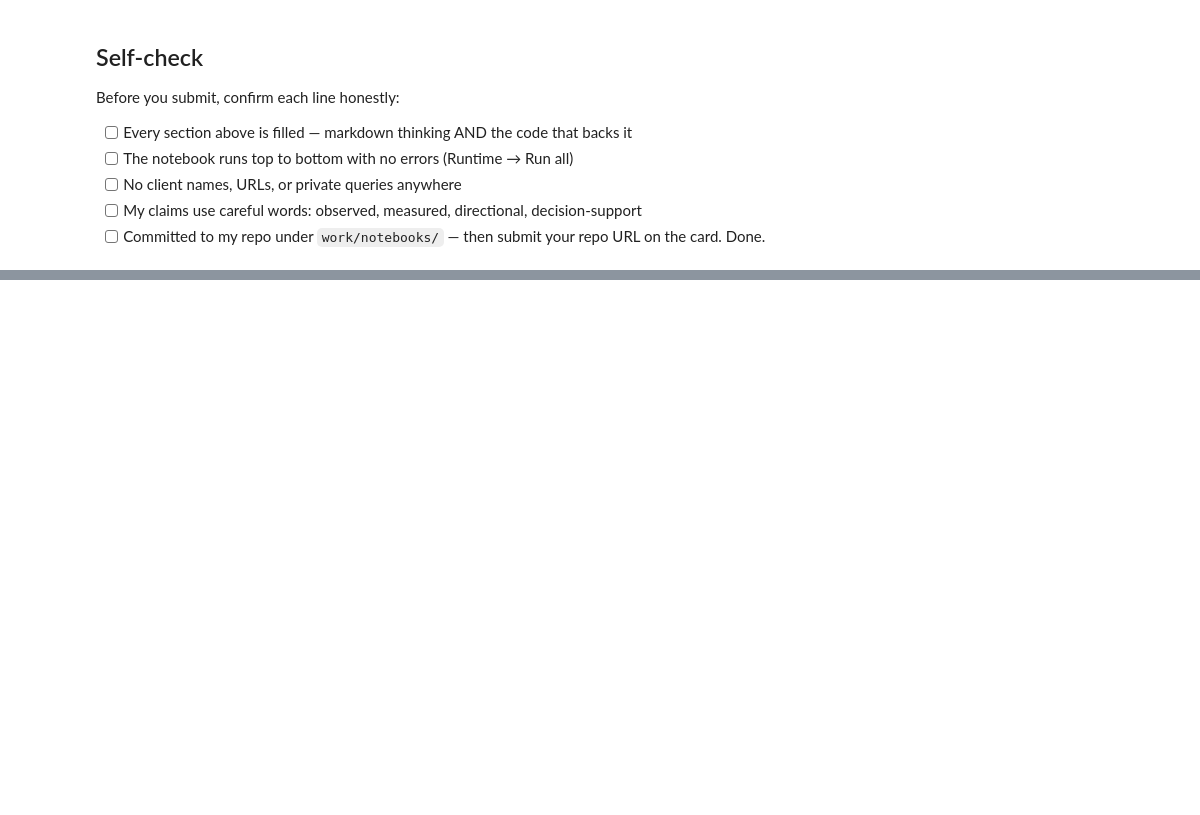
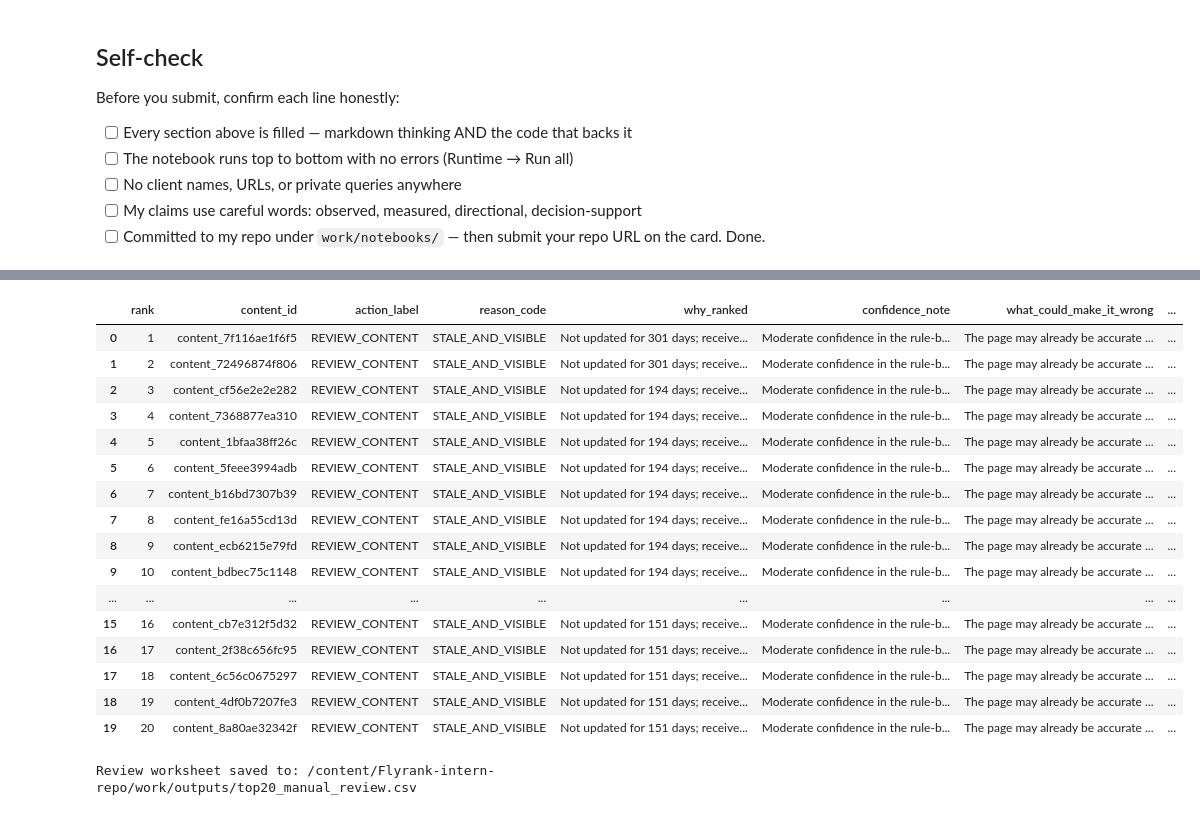
Before and after one commit to saibalaji2004/Flyrank-intern-repo, a Jupyter notebook: work/notebooks/w04_baseline_score.ipynb, the cells around one changed output, grey strips where cells are left out. Cells and saved outputs as stored; diff of their text form; code cells hidden in the pictures; blank space fills up the shorter version.

```diff
--- a/work/notebooks/w04_baseline_score.ipynb
+++ b/work/notebooks/w04_baseline_score.ipynb
@@ -46,0 +520,69 @@ Before you submit, confirm each line honestly:
+# %%
+
+# ML-07: Top-20 manual review worksheet
+
+review = ranked.head(20).copy()
+
+def explain_rank(row):
+    if row["reason_code"] == "STALE_AND_VISIBLE":
+        return (
+            f"Not updated for {int(row['days_since_last_update'])} days; "
+            f"received {int(row['impressions_90d'])} impressions in 90 days."
+        )
+    if row["reason_code"] == "STALE_ONLY":
+        return "Stale page, but it does not meet the visibility threshold."
+    if row["reason_code"] == "VISIBLE_ONLY":
+        return "Visible in search, but it does not meet the staleness threshold."
+    return "Neither staleness nor visibility threshold was met."
+
+review["why_ranked"] = review.apply(explain_rank, axis=1)
+
+review["confidence_note"] = (
+    "Moderate confidence in the rule-based priority; "
+    "the two signal checks were mixed."
+)
+
+review["what_could_make_it_wrong"] = (
+    "The page may already be accurate and useful; "
+    "impressions and staleness alone do not prove a content problem."
+)
+
+review["manual_review_decision"] = "Inspect page before making changes"
+
+review_columns = [
+    "rank",
+    "content_id",
+    "action_label",
+    "reason_code",
+    "why_ranked",
+    "confidence_note",
+    "what_could_make_it_wrong",
+    "manual_review_decision",
+]
+
+display(review[review_columns])
+
+# Save the review worksheet locally for use during manual review.
+REVIEW_PATH = REPO / "work/outputs/top20_manual_review.csv"
+review[review_columns].to_csv(REVIEW_PATH, index=False)
+
+print("Review worksheet saved to:", REVIEW_PATH)
+# %% [output]
+|  | rank | content_id | action_label | reason_code | why_ranked | confidence_note | what_could_make_it_wrong | ... |
+| 0 | 1 | content_7f116ae1f6f5 | REVIEW_CONTENT | STALE_AND_VISIBLE | Not updated for 301 days; receive... | Moderate confidence in the rule-b... | The page may already be accurate ... | ... |
+| 1 | 2 | content_72496874f806 | REVIEW_CONTENT | STALE_AND_VISIBLE | Not updated for 301 days; receive... | Moderate confidence in the rule-b... | The page may already be accurate ... | ... |
+| 2 | 3 | content_cf56e2e2e282 | REVIEW_CONTENT | STALE_AND_VISIBLE | Not updated for 194 days; receive... | Moderate confidence in the rule-b... | The page may already be accurate ... | ... |
+| 3 | 4 | content_7368877ea310 | REVIEW_CONTENT | STALE_AND_VISIBLE | Not updated for 194 days; receive... | Moderate confidence in the rule-b... | The page may already be accurate ... | ... |
+| 4 | 5 | content_1bfaa38ff26c | REVIEW_CONTENT | STALE_AND_VISIBLE | Not updated for 194 days; receive... | Moderate confidence in the rule-b... | The page may already be accurate ... | ... |
+| 5 | 6 | content_5feee3994adb | REVIEW_CONTENT | STALE_AND_VISIBLE | Not updated for 194 days; receive... | Moderate confidence in the rule-b... | The page may already be accurate ... | ... |
+| 6 | 7 | content_b16bd7307b39 | REVIEW_CONTENT | STALE_AND_VISIBLE | Not updated for 194 days; receive... | Moderate confidence in the rule-b... | The page may already be accurate ... | ... |
+| 7 | 8 | content_fe16a55cd13d | REVIEW_CONTENT | STALE_AND_VISIBLE | Not updated for 194 days; receive... | Moderate confidence in the rule-b... | The page may already be accurate ... | ... |
+| 8 | 9 | content_ecb6215e79fd | REVIEW_CONTENT | STALE_AND_VISIBLE | Not updated for 194 days; receive... | Moderate confidence in the rule-b... | The page may already be accurate ... | ... |
+| 9 | 10 | content_bdbec75c1148 | REVIEW_CONTENT | STALE_AND_VISIBLE | Not updated for 194 days; receive... | Moderate confidence in the rule-b... | The page may already be accurate ... | ... |
+| ... | ... | ... | ... | ... | ... | ... | ... | ... |
+| 15 | 16 | content_cb7e312f5d32 | REVIEW_CONTENT | STALE_AND_VISIBLE | Not updated for 151 days; receive... | Moderate confidence in the rule-b... | The page may already be accurate ... | ... |
+| 16 | 17 | content_2f38c656fc95 | REVIEW_CONTENT | STALE_AND_VISIBLE | Not updated for 151 days; receive... | Moderate confidence in the rule-b... | The page may already be accurate ... | ... |
+| 17 | 18 | content_6c56c0675297 | REVIEW_CONTENT | STALE_AND_VISIBLE | Not updated for 151 days; receive... | Moderate confidence in the rule-b... | The page may already be accurate ... | ... |
+| 18 | 19 | content_4df0b7207fe3 | REVIEW_CONTENT | STALE_AND_VISIBLE | Not updated for 151 days; receive... | Moderate confidence in the rule-b... | The page may already be accurate ... | ... |
+| 19 | 20 | content_8a80ae32342f | REVIEW_CONTENT | STALE_AND_VISIBLE | Not updated for 151 days; receive... | Moderate confidence in the rule-b... | The page may already be accurate ... | ... |
+Review worksheet saved to: /content/Flyrank-intern-repo/work/outputs/top20_manual_review.csv
```
Also changed, not shown: parts of 10 cells of this notebook.
